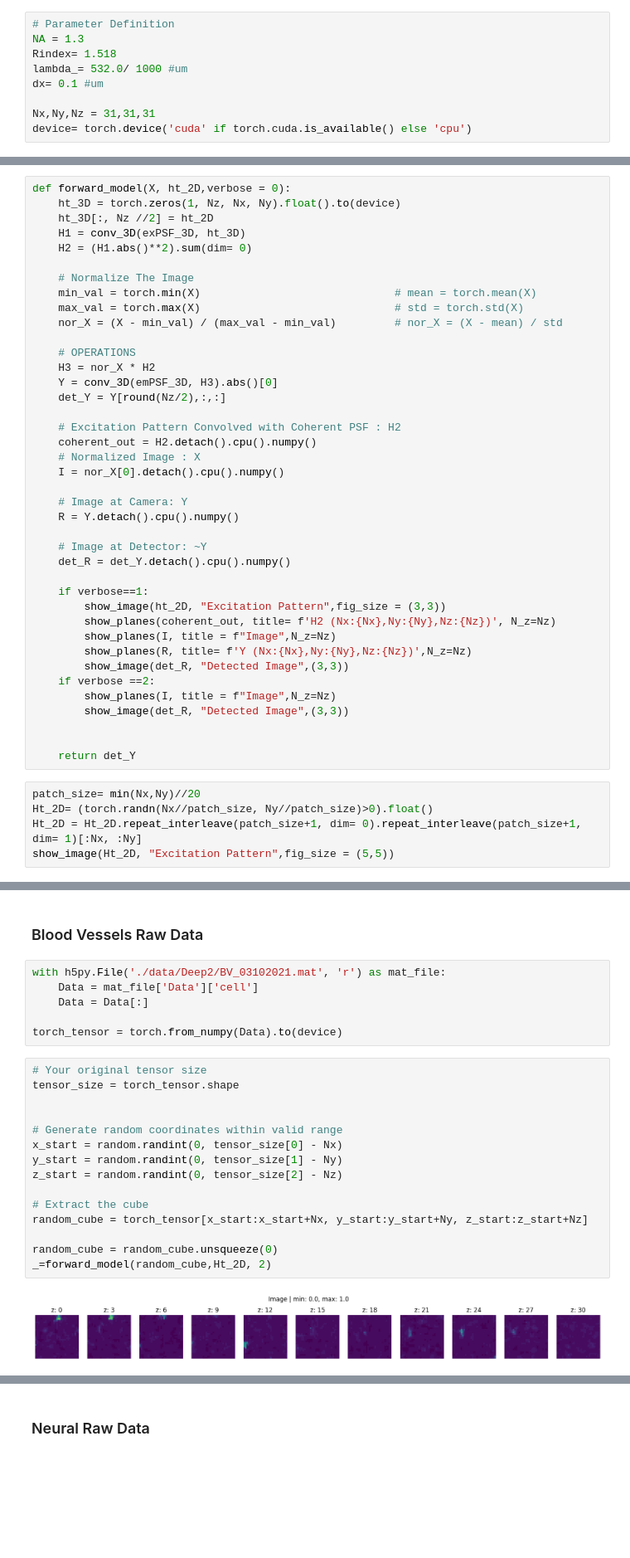
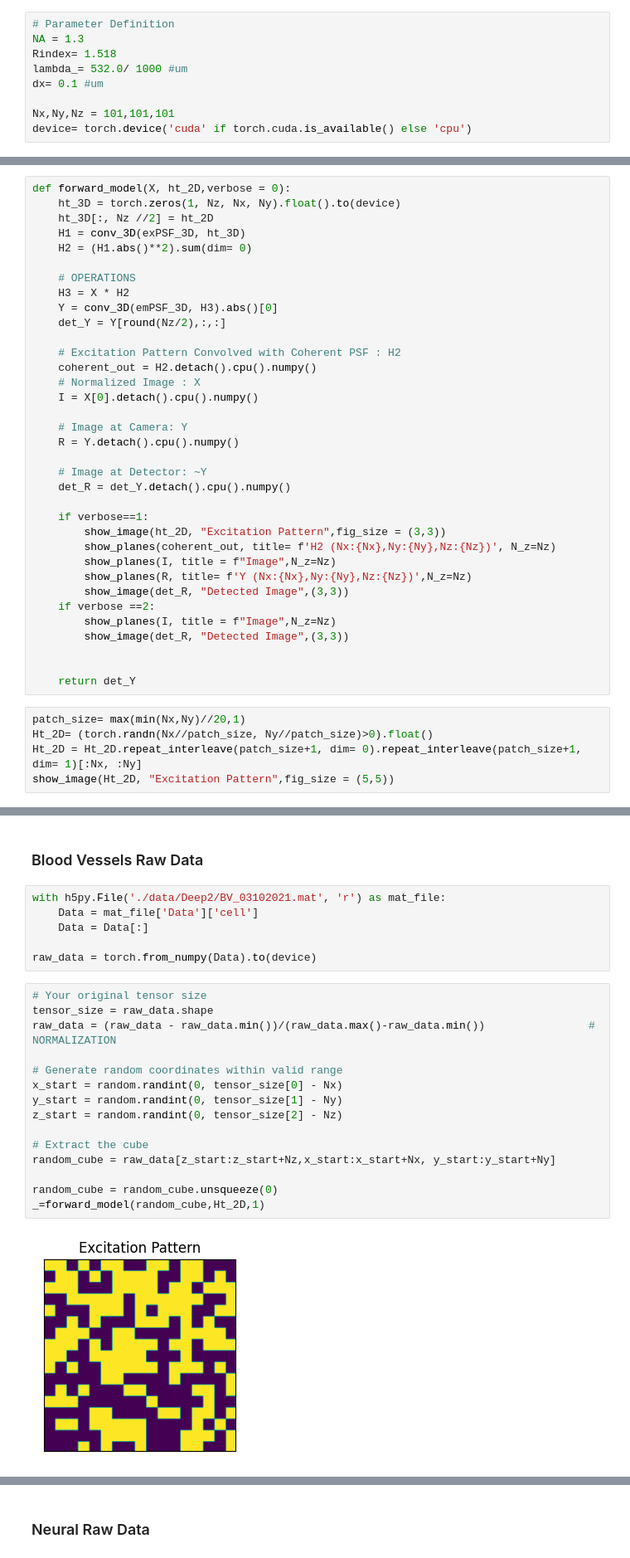
Before and after one commit to sanjith1999/FRIS, a Jupyter notebook: forward_model/forward_model.ipynb, the cells around one changed output, grey strips where cells are left out. Shown at 83% size. Cells and saved outputs as stored; diff of their text form; blank space fills up the shorter version.

Commit message:
V0.3: Forward Model: Minor correction regarding Normalization

```diff
--- a/forward_model/forward_model.ipynb
+++ b/forward_model/forward_model.ipynb
@@ -192,7 +192,7 @@ Rindex= 1.518
 lambda_= 532.0/ 1000 #um
 dx= 0.1 #um
 
-Nx,Ny,Nz = 31,31,31
+Nx,Ny,Nz = 101,101,101
 device= torch.device('cuda' if torch.cuda.is_available() else 'cpu')
 # %%
 # INITIALIZATION
@@ -218,20 +218,15 @@ def forward_model(X, ht_2D,verbose = 0):
     H1 = conv_3D(exPSF_3D, ht_3D)
     H2 = (H1.abs()**2).sum(dim= 0)
 
-    # Normalize The Image
-    min_val = torch.min(X)                              # mean = torch.mean(X)
-    max_val = torch.max(X)                              # std = torch.std(X)
-    nor_X = (X - min_val) / (max_val - min_val)         # nor_X = (X - mean) / std
-
     # OPERATIONS
-    H3 = nor_X * H2
+    H3 = X * H2
     Y = conv_3D(emPSF_3D, H3).abs()[0]
     det_Y = Y[round(Nz/2),:,:]
 
     # Excitation Pattern Convolved with Coherent PSF : H2
     coherent_out = H2.detach().cpu().numpy()
     # Normalized Image : X
-    I = nor_X[0].detach().cpu().numpy()
+    I = X[0].detach().cpu().numpy()
 
     # Image at Camera: Y
     R = Y.detach().cpu().numpy()
@@ -252,7 +247,7 @@ def forward_model(X, ht_2D,verbose = 0):
 
     return det_Y
 # %%
-patch_size= min(Nx,Ny)//20
+patch_size= max(min(Nx,Ny)//20,1)
 Ht_2D= (torch.randn(Nx//patch_size, Ny//patch_size)>0).float()
 Ht_2D = Ht_2D.repeat_interleave(patch_size+1, dim= 0).repeat_interleave(patch_size+1, dim= 1)[:Nx, :Ny]
 show_image(Ht_2D, "Excitation Pattern",fig_size = (5,5))
@@ -319,21 +314,21 @@ with h5py.File('./data/Deep2/BV_03102021.mat', 'r') as mat_file:
     Data = mat_file['Data']['cell']
     Data = Data[:]
 
-torch_tensor = torch.from_numpy(Data).to(device)
+raw_data = torch.from_numpy(Data).to(device)
 # %%
 # Your original tensor size
-tensor_size = torch_tensor.shape
-
+tensor_size = raw_data.shape
+raw_data = (raw_data - raw_data.min())/(raw_data.max()-raw_data.min())                # NORMALIZATION
 
 # Generate random coordinates within valid range
 x_start = random.randint(0, tensor_size[0] - Nx)
 y_start = random.randint(0, tensor_size[1] - Ny)
 z_start = random.randint(0, tensor_size[2] - Nz)
 
 # Extract the cube
-random_cube = torch_tensor[x_start:x_start+Nx, y_start:y_start+Ny, z_start:z_start+Nz]
+random_cube = raw_data[z_start:z_start+Nz,x_start:x_start+Nx, y_start:y_start+Ny]
 
 random_cube = random_cube.unsqueeze(0)
-_=forward_model(random_cube,Ht_2D, 2)
+_=forward_model(random_cube,Ht_2D,1)
 # %% [output]
-[figure, old version]
+[figure, new version]
```
Also changed, not shown: parts of 9 cells of this notebook.
